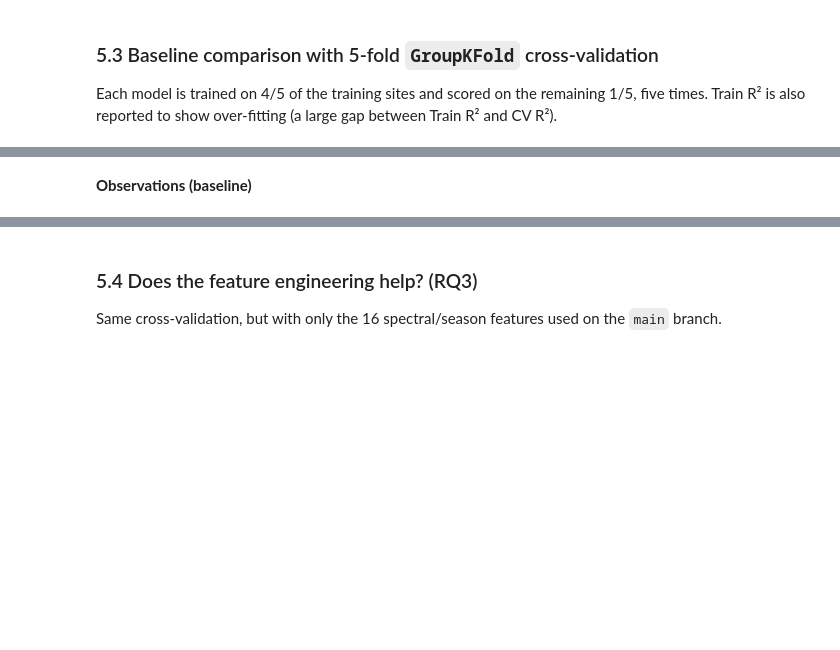
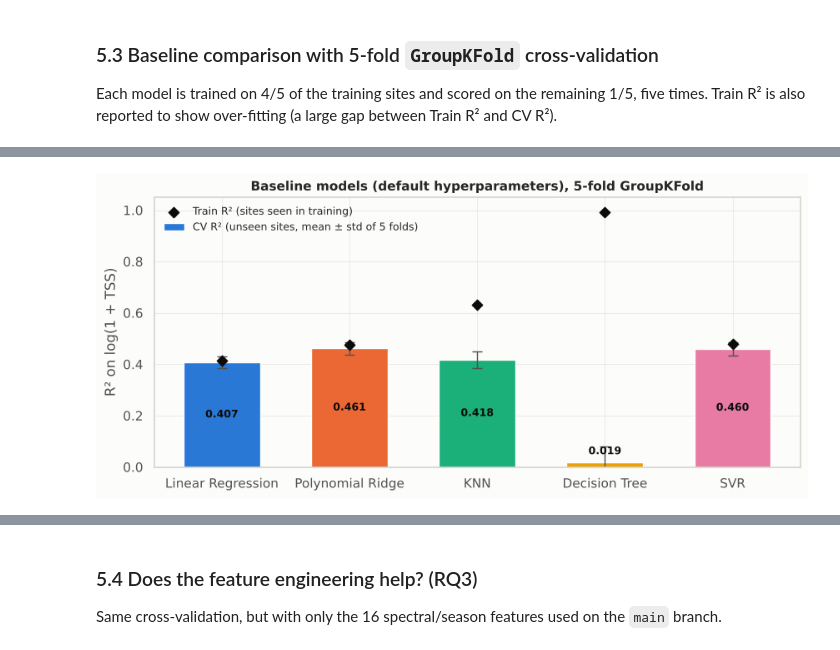
Before and after one commit to NuBFightForMyDream/2107541_MLEnvi_Project_PredictingWaterTurbidityWithTSS, a Jupyter notebook: notebooks/ML_analysis.ipynb, the cells around one changed output, grey strips where cells are left out. Drawn from its saved outputs; the diff is of its cells as text; code cells hidden in the pictures; blank space fills up the shorter version.

```diff
--- a/notebooks/ML_analysis.ipynb
+++ b/notebooks/ML_analysis.ipynb
@@ -485,17 +618,19 @@ baseline_cv.round(3)
 # %%
-fig, ax = plt.subplots(figsize=(9, 4.2))
+fig, ax = plt.subplots(figsize=(10, 4.2))
 xs = np.arange(len(MODEL_NAMES))
-ax.bar(xs, baseline_cv.loc[MODEL_NAMES, "CV R²"], yerr=baseline_cv.loc[MODEL_NAMES, "CV R² std"],
+cv_r2 = baseline_cv.loc[MODEL_NAMES, "CV R²"].values
+ax.bar(xs, np.maximum(cv_r2, 0), yerr=baseline_cv.loc[MODEL_NAMES, "CV R² std"].values * (cv_r2 > 0),
        color=[MODEL_COLORS[m] for m in MODEL_NAMES], width=0.6, capsize=4, error_kw={"elinewidth": 1, "ecolor": INK_2},
        label="CV R² (unseen sites, mean ± std of 5 folds)")
-ax.scatter(xs, baseline_cv.loc[MODEL_NAMES, "Train R²"], marker="D", s=40, color=INK, zorder=3,
+ax.scatter(xs, np.clip(baseline_cv.loc[MODEL_NAMES, "Train R²"], 0, None), marker="D", s=40, color=INK, zorder=3,
            label="Train R² (sites seen in training)")
-for x_, v in zip(xs, baseline_cv.loc[MODEL_NAMES, "CV R²"]):
-    ax.text(x_, v / 2, f"{v:.3f}", ha="center", va="center", fontsize=9, color=INK, fontweight="bold")
+for x_, v in zip(xs, cv_r2):
+    ax.text(x_, max(v, 0) / 2 if v > 0.08 else 0.04, f"{v:.3f}", ha="center", va="center" if v > 0.08 else "bottom",
+            fontsize=9, color=INK, fontweight="bold")
 ax.set_xticks(xs, MODEL_NAMES)
 ax.set_ylim(0, 1.05)
 ax.set(title="Baseline models (default hyperparameters), 5-fold GroupKFold", ylabel="R² on log(1 + TSS)")
 ax.legend(loc="upper left", frameon=False, fontsize=9)
 save_fig(fig, "06_baseline_cv_comparison")
+# %% [output]
+[figure, added]
-# %% [markdown]
-**Observations (baseline)**
```
Also changed, not shown: parts of 58 cells of this notebook, 14 other files.
